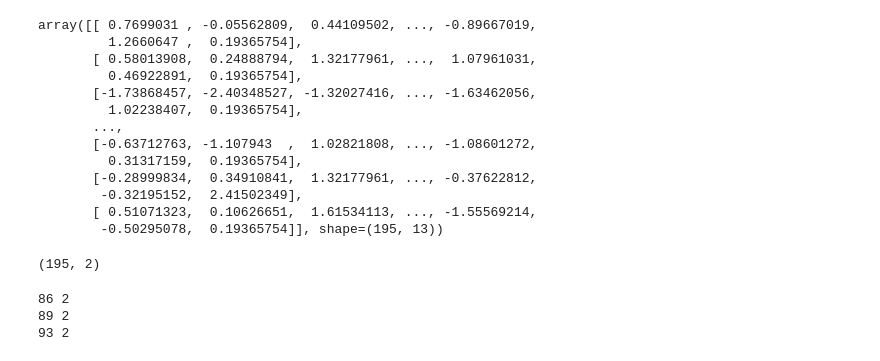
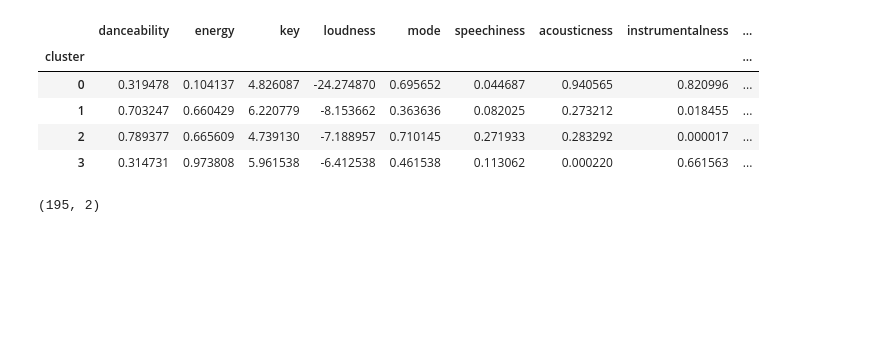
Before and after one commit to Luis7ml/Spotify-Songs-Clustering-with-K-Means-and-PCA, a Jupyter notebook: spotify_recommendation_kmeans.ipynb, the cells around one changed output. Cells and saved outputs as stored; diff of their text form; code cells hidden in the pictures; blank space fills up the shorter version.

Commit message:
adding media attributes for each group

```diff
--- a/spotify_recommendation_kmeans.ipynb
+++ b/spotify_recommendation_kmeans.ipynb
@@ -13,34 +13,31 @@ data = data.drop('liked', axis=1)
 X_songs = data.iloc[:, :].values
 # %%
 scaler_songs = StandardScaler()
-scaler_songs.fit_transform(X_songs)
+X_scaled = scaler_songs.fit_transform(X_songs)
-# %% [output]
-array([[ 0.7699031 , -0.05562809,  0.44109502, ..., -0.89667019,
-         1.2660647 ,  0.19365754],
-       [ 0.58013908,  0.24888794,  1.32177961, ...,  1.07961031,
-         0.46922891,  0.19365754],
-       [-1.73868457, -2.40348527, -1.32027416, ..., -1.63462056,
-         1.02238407,  0.19365754],
-       ...,
-       [-0.63712763, -1.107943  ,  1.02821808, ..., -1.08601272,
-         0.31317159,  0.19365754],
-       [-0.28999834,  0.34910841,  1.32177961, ..., -0.37622812,
-        -0.32195152,  2.41502349],
-       [ 0.51071323,  0.10626651,  1.61534113, ..., -1.55569214,
-        -0.50295078,  0.19365754]], shape=(195, 13))
 # %%
 wcss = []
 
 for i in range(1, 10):
 
     Kmeans_songs = KMeans(n_clusters=i, random_state=0)
-    Kmeans_songs.fit(X_songs)
+    Kmeans_songs.fit(X_scaled)
     wcss.append(Kmeans_songs.inertia_)
 # %%
 grafico = px.line(x = range(1, 10), y = wcss)
 grafico.show()
 # %%
-Kmeans_songs = KMeans(n_clusters=5, random_state=0)
-rotulos = Kmeans_songs.fit_predict(X_songs)
+Kmeans_songs = KMeans(n_clusters=4, random_state=0)
+rotulos = Kmeans_songs.fit_predict(X_scaled)
+# %%
+data["cluster"] = rotulos
+
+data.groupby("cluster").mean()
+# %% [output]
+|  | danceability | energy | key | loudness | mode | speechiness | acousticness | instrumentalness | ... |
+| cluster |  |  |  |  |  |  |  |  | ... |
+| 0 | 0.319478 | 0.104137 | 4.826087 | -24.274870 | 0.695652 | 0.044687 | 0.940565 | 0.820996 | ... |
+| 1 | 0.703247 | 0.660429 | 6.220779 | -8.153662 | 0.363636 | 0.082025 | 0.273212 | 0.018455 | ... |
+| 2 | 0.789377 | 0.665609 | 4.739130 | -7.188957 | 0.710145 | 0.271933 | 0.283292 | 0.000017 | ... |
+| 3 | 0.314731 | 0.973808 | 5.961538 | -6.412538 | 0.461538 | 0.113062 | 0.000220 | 0.661563 | ... |
 # %%
 pca = PCA(n_components=2)
@@ -57,9 +50,0 @@ classificacao = classificacao[classificacao[:, :].argsort()]
-# %%
-for numero_musica, classificacao_musica in enumerate(rotulos):
-
-    if classificacao_musica == 2:
-        print(numero_musica, classificacao_musica)
-# %% [output]
-86 2
-89 2
-93 2
```
Also changed, not shown: parts of 3 cells of this notebook.
